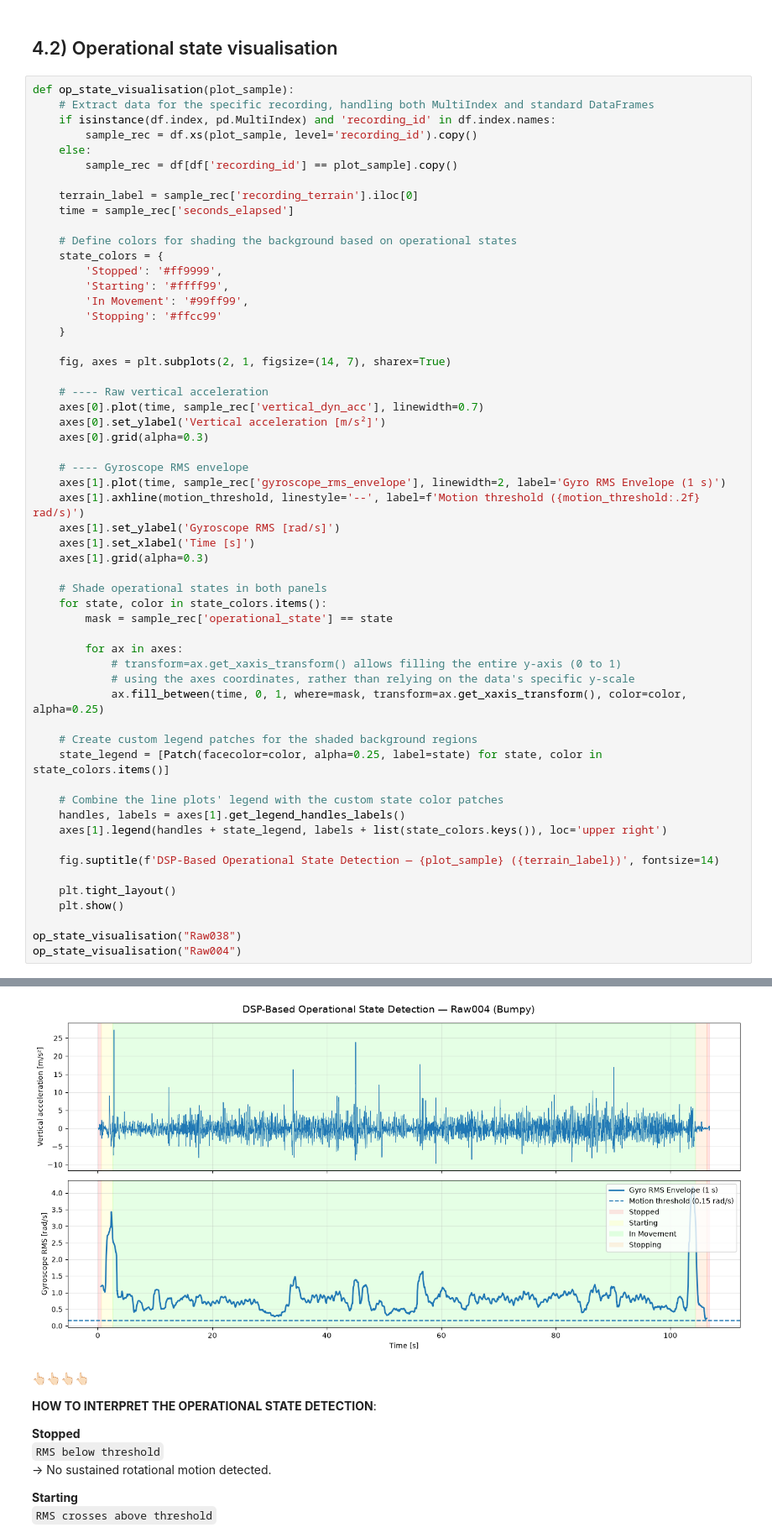
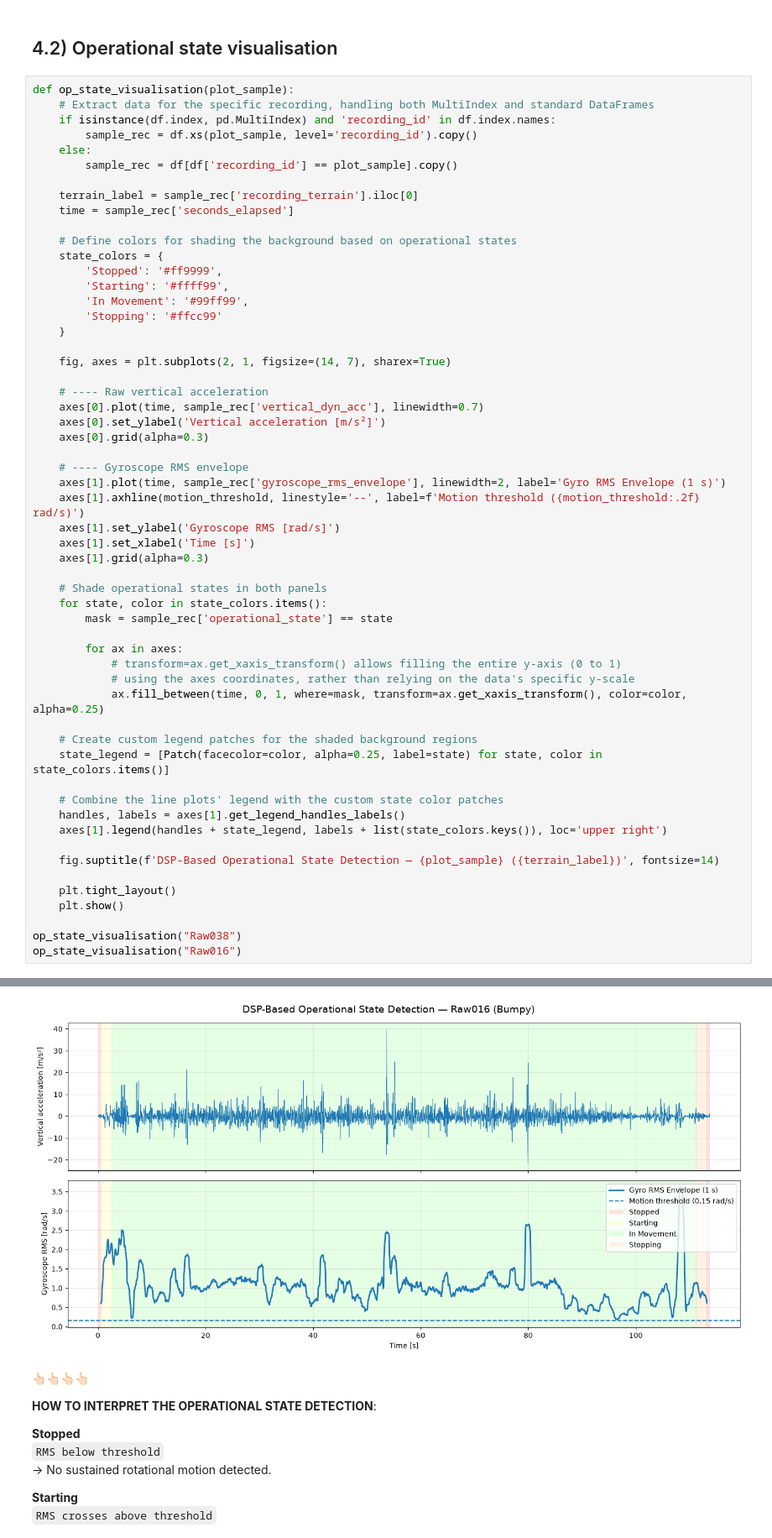
Before and after one commit to thesuacar/road-checker, a Jupyter notebook: notebook.ipynb, the cells around one changed output, grey strips where cells are left out. Shown at 84% size. Drawn from its saved outputs; the diff is of its cells as text.

```diff
--- a/notebook.ipynb
+++ b/notebook.ipynb
@@ -796,35 +796,35 @@ def op_state_visualisation(plot_sample):
     axes[1].plot(time, sample_rec['gyroscope_rms_envelope'], linewidth=2, label='Gyro RMS Envelope (1 s)')
     axes[1].axhline(motion_threshold, linestyle='--', label=f'Motion threshold ({motion_threshold:.2f} rad/s)')
     axes[1].set_ylabel('Gyroscope RMS [rad/s]')
     axes[1].set_xlabel('Time [s]')
     axes[1].grid(alpha=0.3)
 
     # Shade operational states in both panels
     for state, color in state_colors.items():
         mask = sample_rec['operational_state'] == state
 
         for ax in axes:
             # transform=ax.get_xaxis_transform() allows filling the entire y-axis (0 to 1)
             # using the axes coordinates, rather than relying on the data's specific y-scale
             ax.fill_between(time, 0, 1, where=mask, transform=ax.get_xaxis_transform(), color=color, alpha=0.25)
 
     # Create custom legend patches for the shaded background regions
     state_legend = [Patch(facecolor=color, alpha=0.25, label=state) for state, color in state_colors.items()]
 
     # Combine the line plots' legend with the custom state color patches
     handles, labels = axes[1].get_legend_handles_labels()
     axes[1].legend(handles + state_legend, labels + list(state_colors.keys()), loc='upper right')
 
     fig.suptitle(f'DSP-Based Operational State Detection — {plot_sample} ({terrain_label})', fontsize=14)
 
     plt.tight_layout()
     plt.show()
 
 op_state_visualisation("Raw038")
-op_state_visualisation("Raw004")
+op_state_visualisation("Raw016")
 # %% [output]
 [figure]
-[figure, old version]
+[figure, new version]
 # %% [markdown]
 👆🏻👆🏻👆🏻👆🏻
 
```
Also changed, not shown: parts of 74 cells of this notebook.
